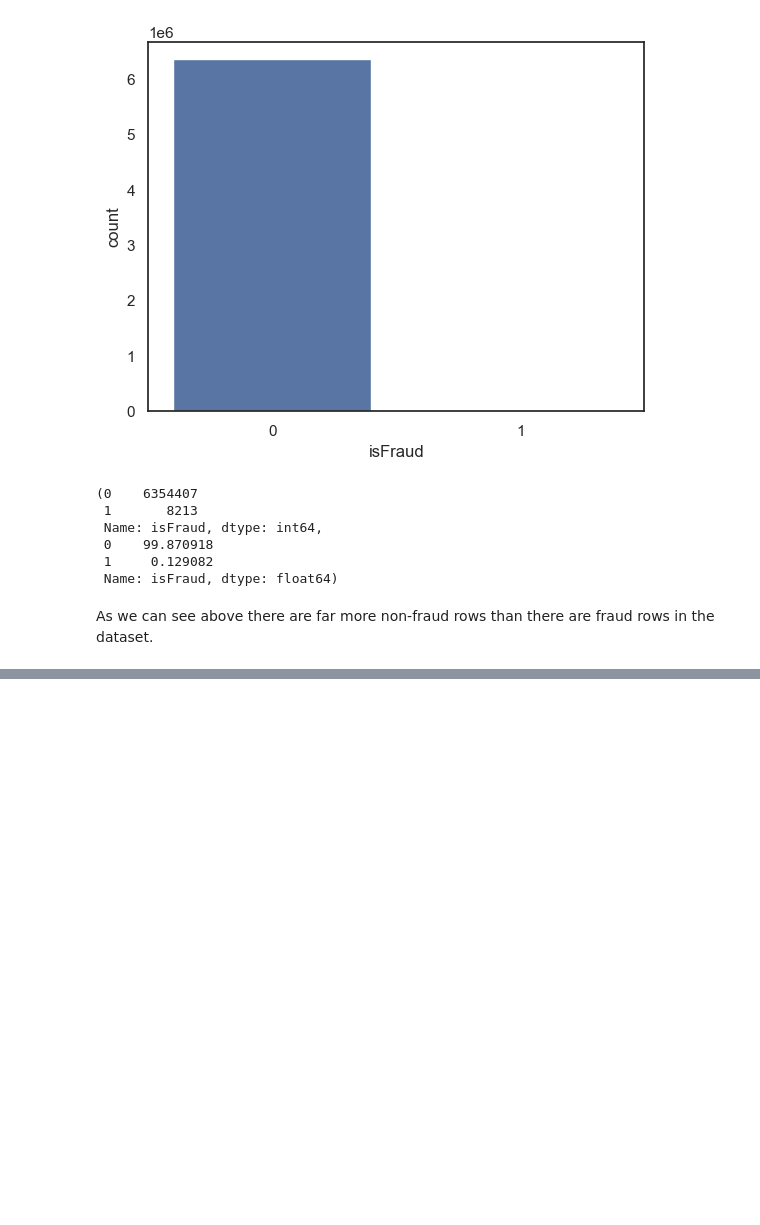
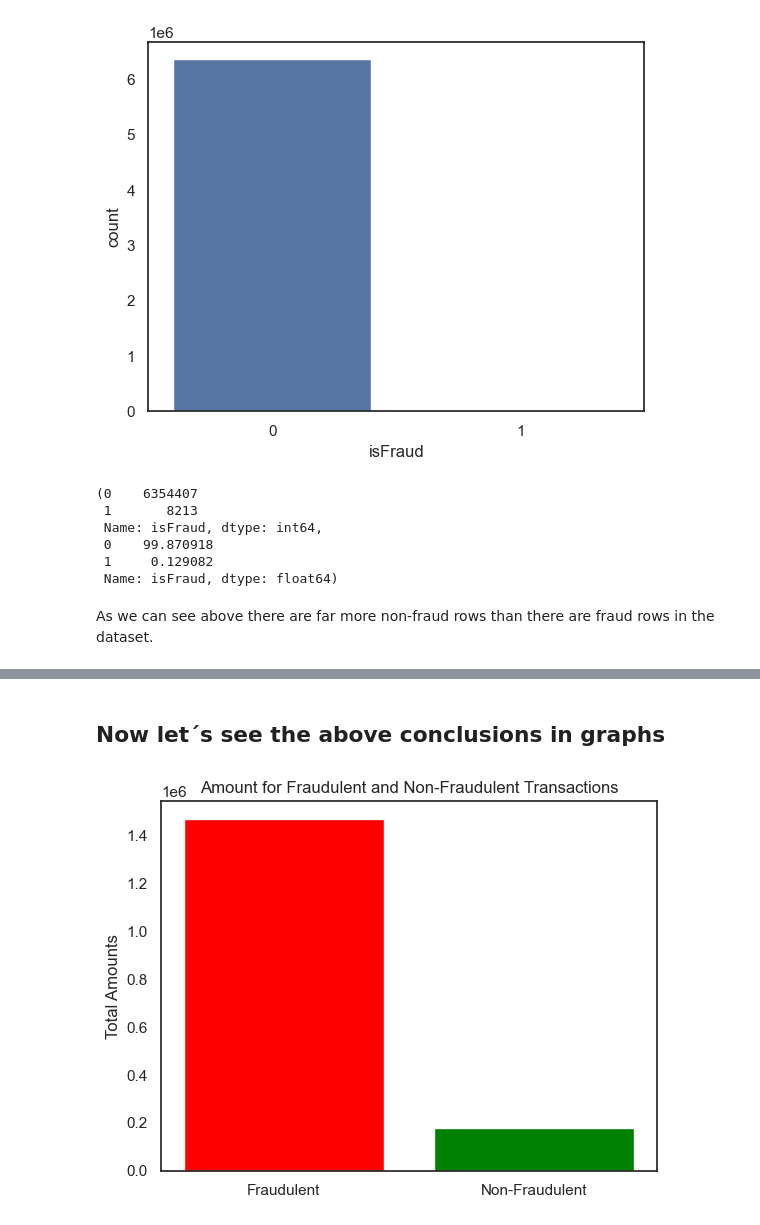
Before and after one commit to Ankourii/Fraud_prediction, a Jupyter notebook: notebooks/second dataset/EDA.ipynb, the cells around one changed output, grey strips where cells are left out. Saved outputs shown, nothing was run; the diff lists cells and outputs as text; code cells hidden in the pictures; blank space fills up the shorter version.

```diff
--- a/notebooks/second dataset/EDA.ipynb
+++ b/notebooks/second dataset/EDA.ipynb
@@ -251,0 +202,18 @@ plt.show()
+# %% [markdown]
+## Now let´s see the above conclusions in graphs
+# %%
+fraudulent_data = data[data['isFraud'] == 1]
+non_fraudulent_data = data[data['isFraud'] == 0]
+
+total_amount_fraudulent = fraudulent_data['amount'].mean()
+total_amount_non_fraudulent = non_fraudulent_data['amount'].mean()
+
+categories = ['Fraudulent', 'Non-Fraudulent']
+amounts = [total_amount_fraudulent, total_amount_non_fraudulent]
+
+plt.bar(categories, amounts, color=['red', 'green'])
+plt.title('Amount for Fraudulent and Non-Fraudulent Transactions')
+plt.ylabel('Total Amounts')
+plt.show()
+# %% [output]
+[figure, added]
```
Also changed, not shown: parts of 17 cells of this notebook, 1 other file.
